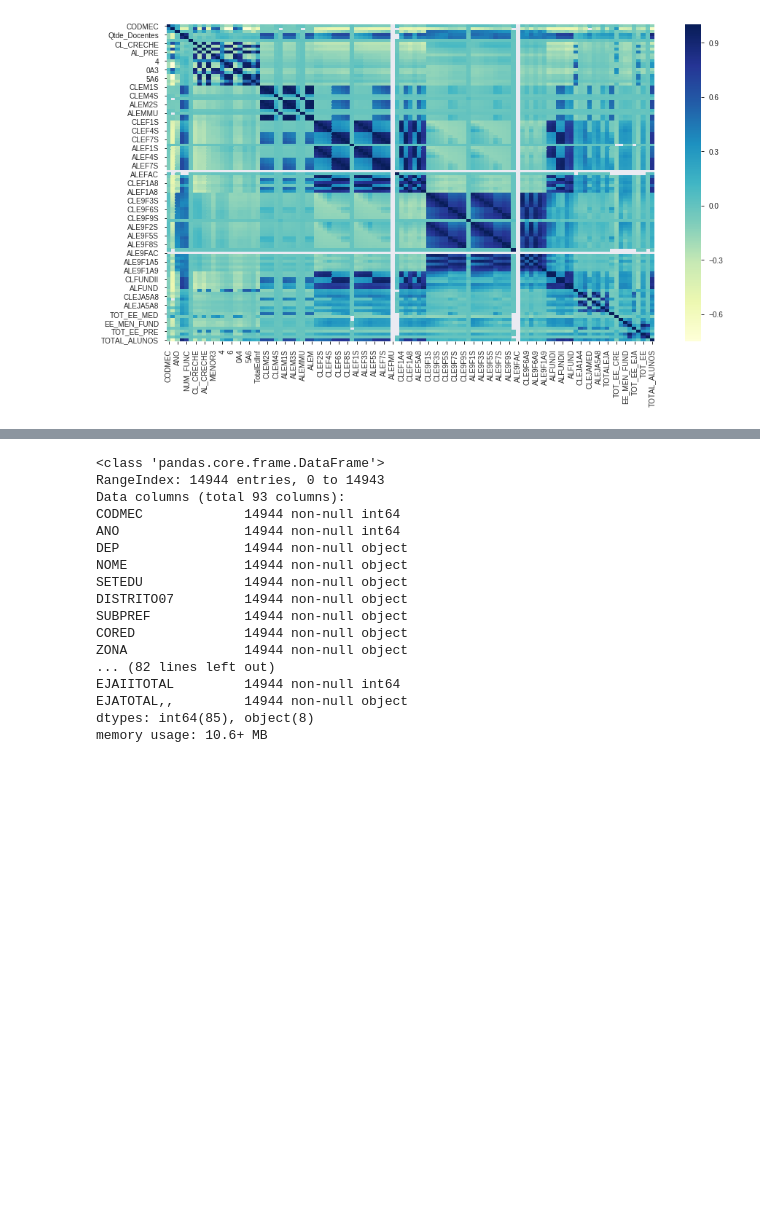
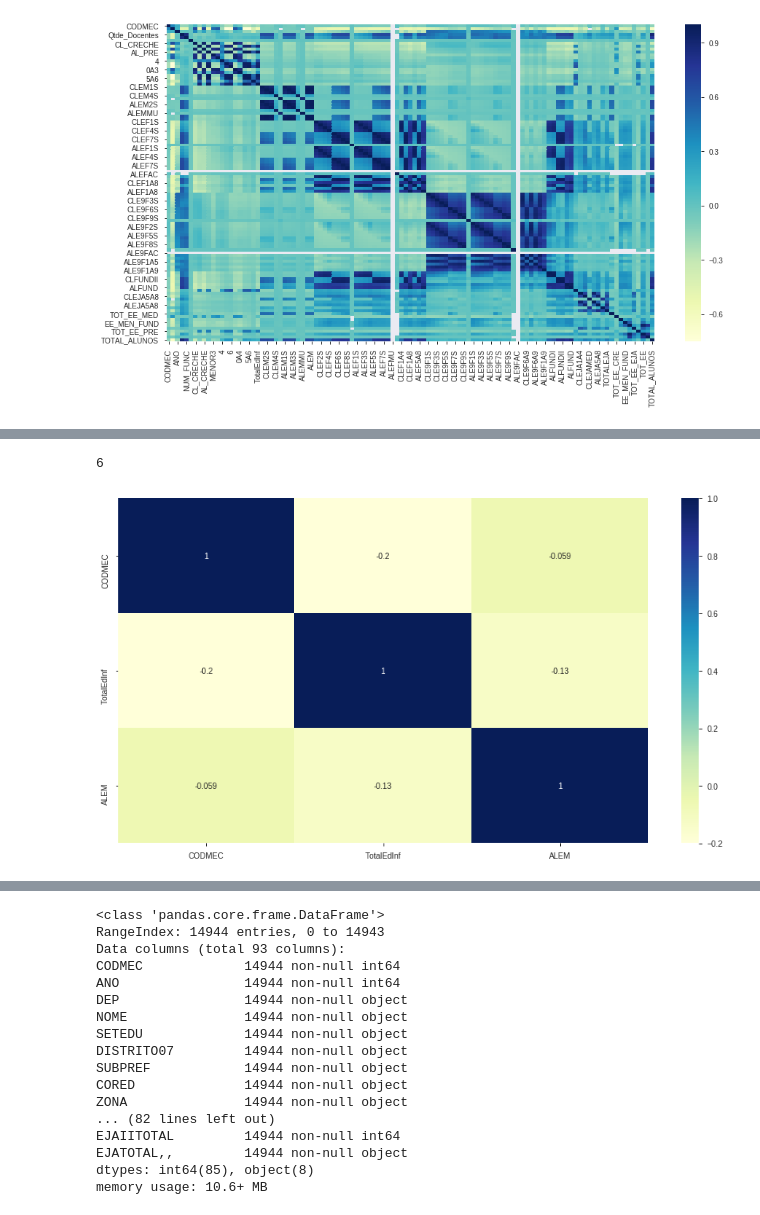
Before and after one commit to davibarreira/FDS-Homeworks, a Jupyter notebook: hw2/Homework2.ipynb, the cells around one changed output, grey strips where cells are left out. Drawn from its saved outputs; the diff is of its cells as text; code cells hidden in the pictures; blank space fills up the shorter version.

```diff
--- a/hw2/Homework2.ipynb
+++ b/hw2/Homework2.ipynb
@@ -104,8 +107,3 @@ len(dadosescolares.columns)
 # %%
-colunas_selecionadas = 'CODMEC,TIPOESC,DEP,SITUACAO,MAIS EDUCAÇÃO,Qtde_Docentes,NUM_FUNC,MERENDA,TotalEdInf,CLEM3S,CLEM4S,CLEMMU,ALEM3S,ALEM4S,ALEMMU,CLEM,ALEM'
+colunas_selecionadas = 'CODMEC,TIPOESC,DEP,MERENDA,TotalEdInf,ALEM'
 colunas_selecionadas = colunas_selecionadas.split(',')
-# %%
-nome_errado = dadosescolares.columns[8]
-dadosescolares.rename(columns={nome_errado:'MAIS EDUCAÇÃO'},inplace=True)
-nome_errado = dadosescolares.columns[7]
-dadosescolares.rename(columns={nome_errado:'SITUACAO'},inplace=True)
@@ -119,0 +110,8 @@ KeyError: "['NUM_FUNC', 'Qtde_Docentes'] not in index"
+# %%
+dadosescolares = dadosescolares[colunas_selecionadas]
+plt.figure(figsize=(15,8))
+sns.heatmap(dadosescolares.corr(),annot=True,cmap='YlGnBu')
+len(dadosescolares.columns)
+# %% [output]
+6
+[figure, added]
```
Also changed, not shown: parts of 13 cells of this notebook.
